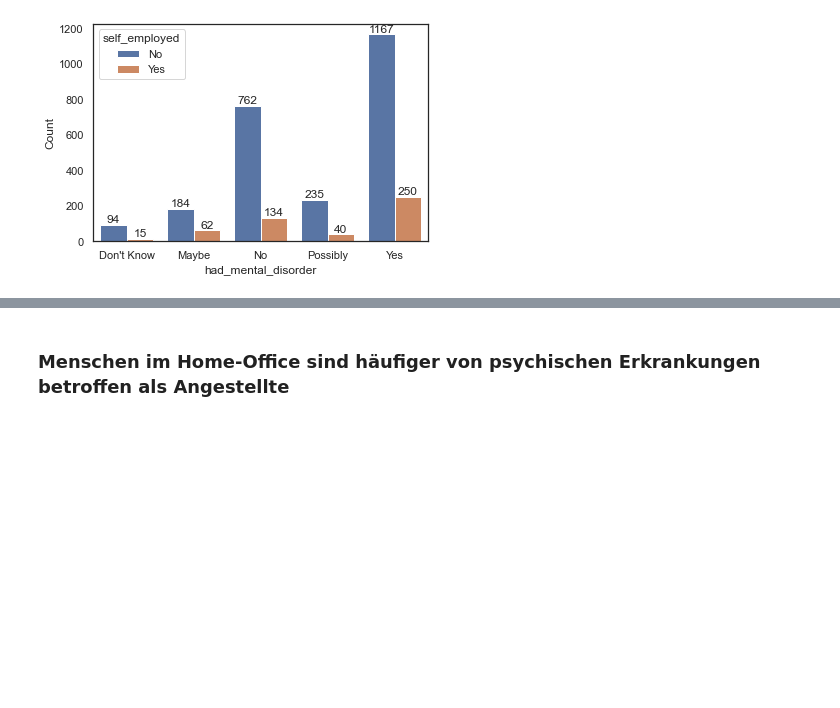
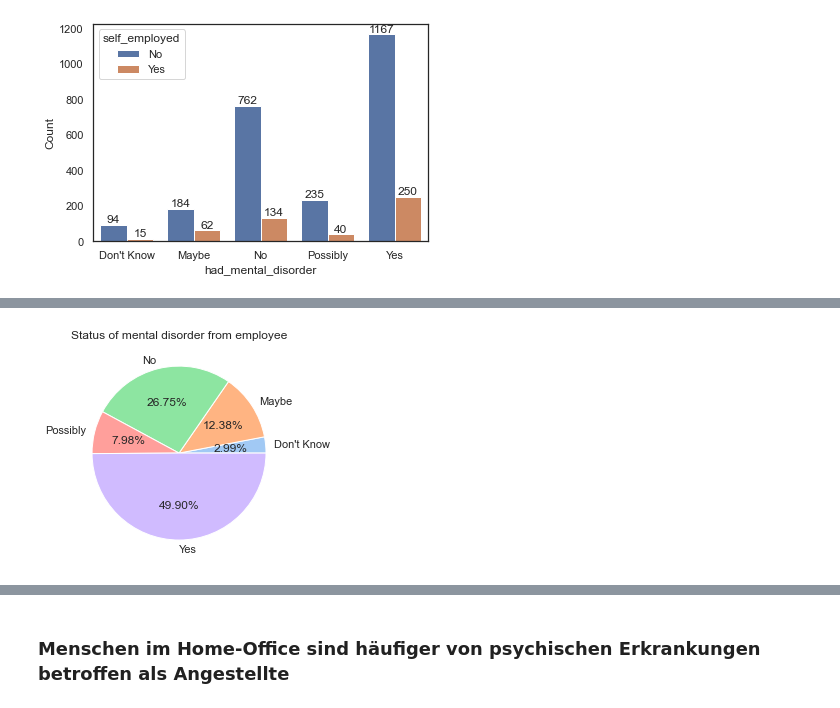
Before and after one commit to Selorikas/mental-health, a Jupyter notebook: mental-health.ipynb, the cells around one changed output, grey strips where cells are left out. Saved outputs shown, nothing was run; the diff lists cells and outputs as text; code cells hidden in the pictures; blank space fills up the shorter version.

```diff
--- a/mental-health.ipynb
+++ b/mental-health.ipynb
@@ -272,0 +281,8 @@ for container in ax.containers:
+# %%
+#show employee
+employee = self_employed_had_mental_disorder.drop(self_employed_had_mental_disorder[self_employed_had_mental_disorder.self_employed == 'Yes'].index)
+plt.pie(employee['%'],labels=employee['had_mental_disorder'], colors=sns.color_palette('pastel'), autopct='%.2f%%')
+plt.title('Status of mental disorder from employee in the past')
+plt.show()
+# %% [output]
+[figure, added]
```
Also changed, not shown: parts of 8 cells of this notebook.
